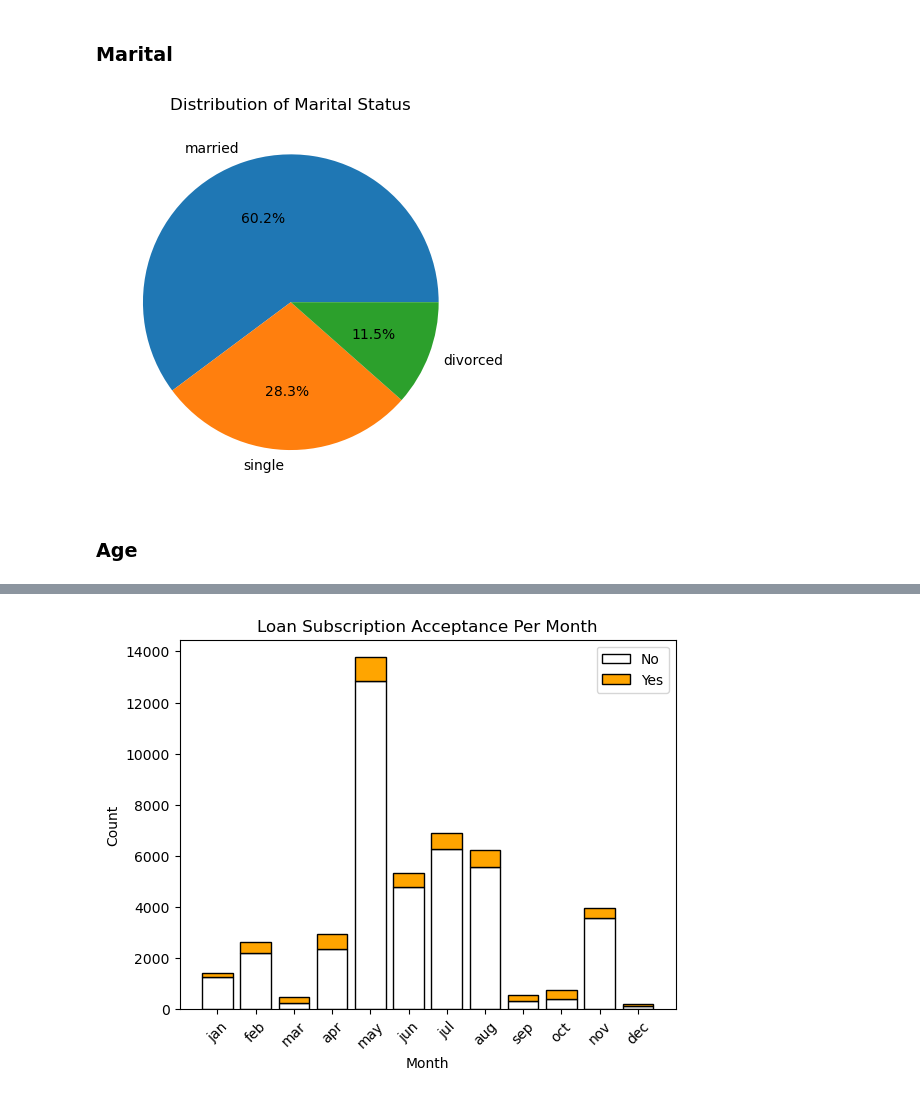
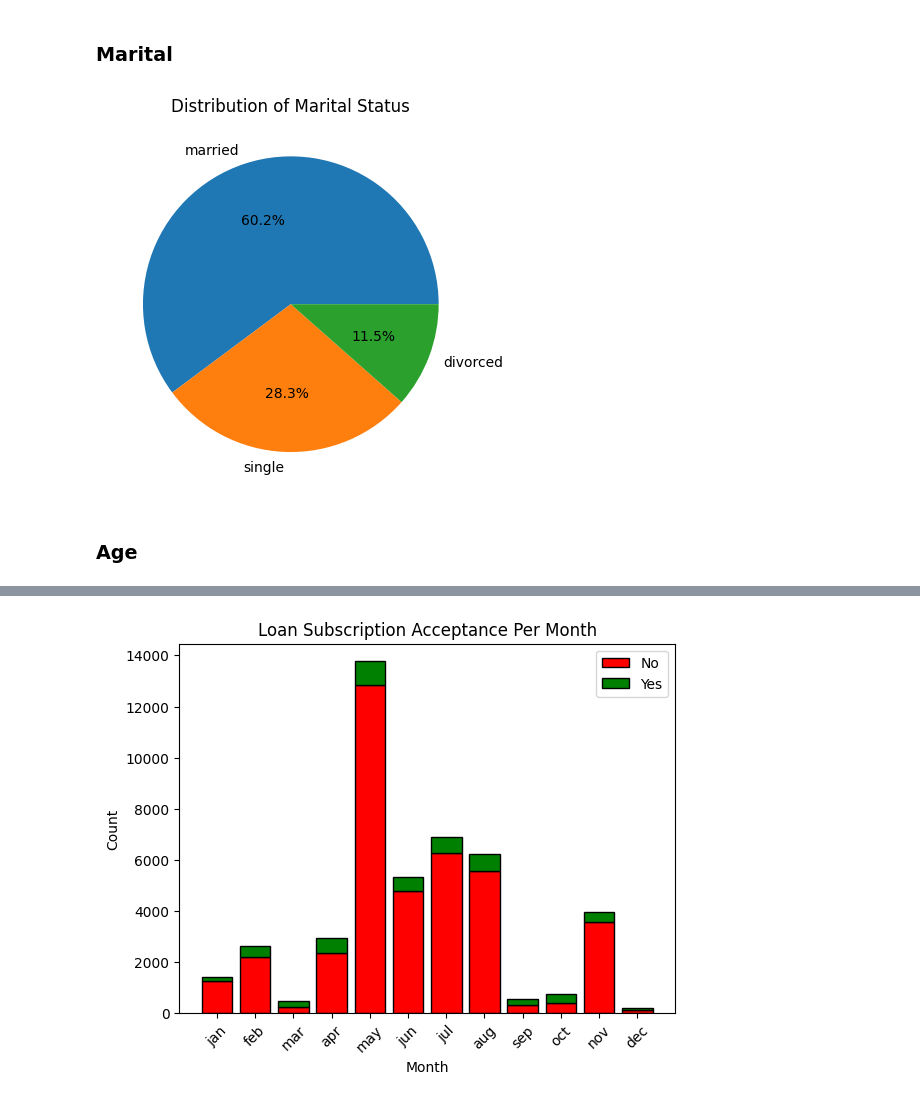
Before and after one commit to colew658/bank_marketing_eda, a Jupyter notebook: eda_lab.ipynb, the cells around one changed output, grey strips where cells are left out. Cells and saved outputs as stored; diff of their text form; code cells hidden in the pictures.

```diff
--- a/eda_lab.ipynb
+++ b/eda_lab.ipynb
@@ -189,4 +189,5 @@ We are also going to remove the POutcome column, because the vast majority of th
 There are relatively few missing values in this column. We figure that this column can be imputed with KNN Imputer because it is the safest way to approach this. There is a possibility that these 1800 missing values are uneducated people, but since we are unsure, it is better to impute these values with KNN.
 # %%
 # Remove contact and poutcome from the data
-df.drop(columns=["contact", "poutcome"], inplace=True)
+df_to_impute=df.copy()
+df_to_impute.drop(columns=["contact", "poutcome"], inplace=True)
@@ -236,7 +421,7 @@ plt.pie(marital_counts.values, labels=marital_counts.index, autopct='%1.1f%%')
 plt.title("Distribution of Marital Status")
 plt.show()
 # %% [output]
-[figure, old version]
+[figure, new version]
 # %% [markdown]
 ### Age
 # %%
@@ -252,14 +437,14 @@ plt.show()
 # %%
 month_counts = df.groupby(['month', 'y']).size().unstack(fill_value=0)
 month_counts = month_counts.reindex(month_order)
-bar1 = plt.bar(month_counts.index, month_counts["no"], color="white", edgecolor="black", label="No")
-bar2 = plt.bar(month_counts.index, month_counts["yes"], bottom=month_counts["no"], color="orange", edgecolor="black", label="Yes")
+bar1 = plt.bar(month_counts.index, month_counts["no"], color="red", edgecolor="black", label="No")
+bar2 = plt.bar(month_counts.index, month_counts["yes"], bottom=month_counts["no"], color="green", edgecolor="black", label="Yes")
 plt.xlabel("Month")
 plt.ylabel("Count")
 plt.title("Loan Subscription Acceptance Per Month")
 plt.xticks(rotation=45)
 plt.legend()
 
 plt.show()
 # %% [output]
-[figure, old version]
+[figure, new version]
```
Also changed, not shown: parts of 9 cells of this notebook.
